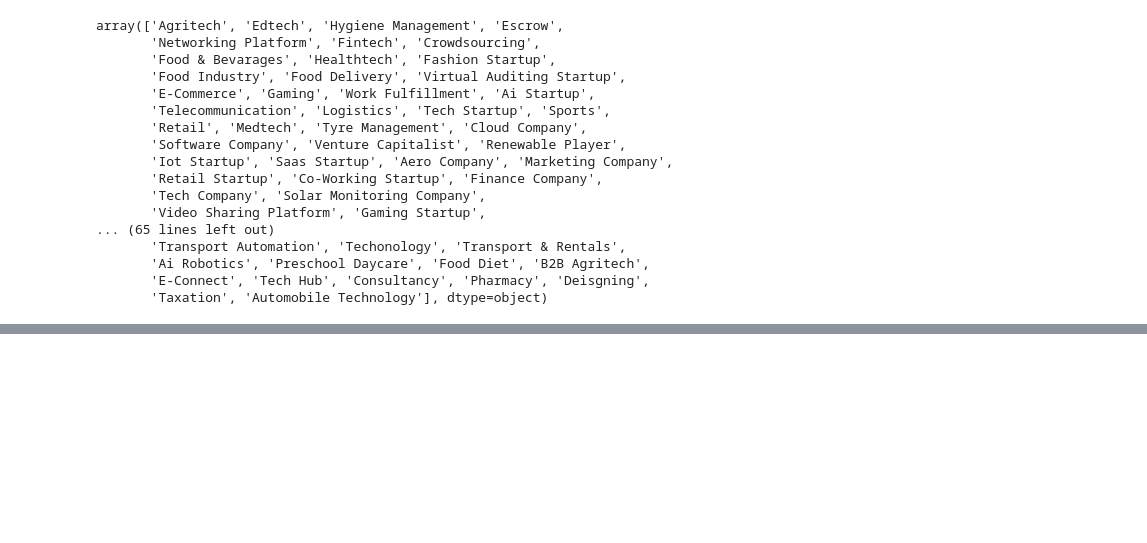
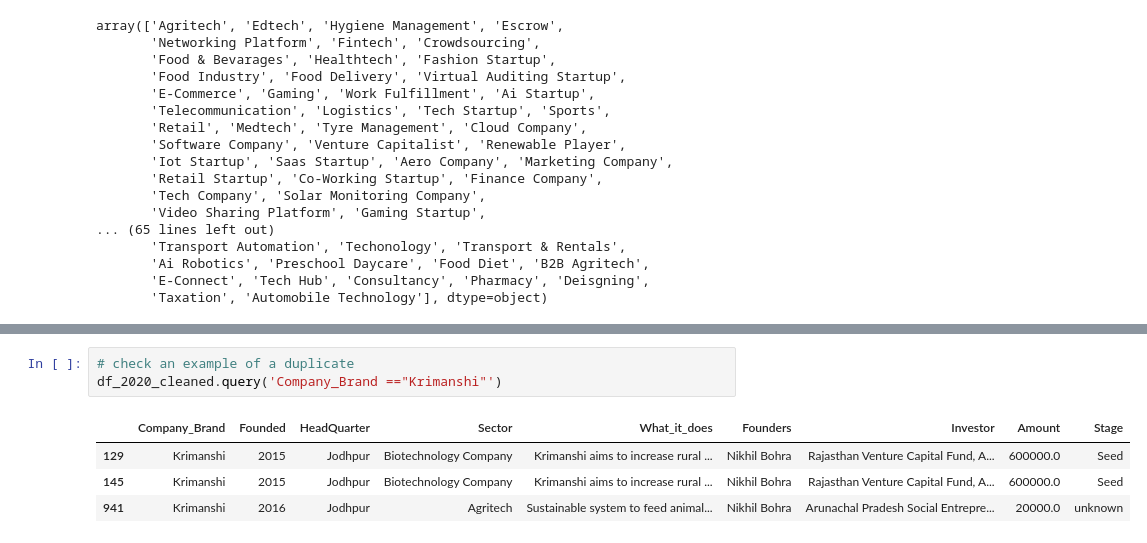
Before and after one commit to sethsot/Analysis-of-the-Indian-Startup-Ecosystem, a Jupyter notebook: Notebook/Data_Analysis.ipynb, the cells around one changed output, grey strips where cells are left out. Saved outputs shown, nothing was run; the diff lists cells and outputs as text; blank space fills up the shorter version.

```diff
--- a/Notebook/Data_Analysis.ipynb
+++ b/Notebook/Data_Analysis.ipynb
@@ -564,0 +845,8 @@ array(['Agritech', 'Edtech', 'Hygiene Management', 'Escrow',
+# %%
+# check an example of a duplicate
+df_2020_cleaned.query('Company_Brand =="Krimanshi"')
+# %% [output]
+|  | Company_Brand | Founded | HeadQuarter | Sector | What_it_does | Founders | Investor | Amount | Stage |
+| 129 | Krimanshi | 2015 | Jodhpur | Biotechnology Company | Krimanshi aims to increase rural ... | Nikhil Bohra | Rajasthan Venture Capital Fund, A... | 600000.0 | Seed |
+| 145 | Krimanshi | 2015 | Jodhpur | Biotechnology Company | Krimanshi aims to increase rural ... | Nikhil Bohra | Rajasthan Venture Capital Fund, A... | 600000.0 | Seed |
+| 941 | Krimanshi | 2016 | Jodhpur | Agritech | Sustainable system to feed animal... | Nikhil Bohra | Arunachal Pradesh Social Entrepre... | 20000.0 | unknown |
```
Also changed, not shown: parts of 60 cells of this notebook.
